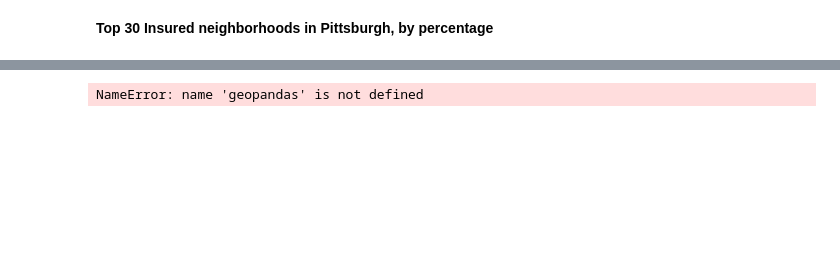
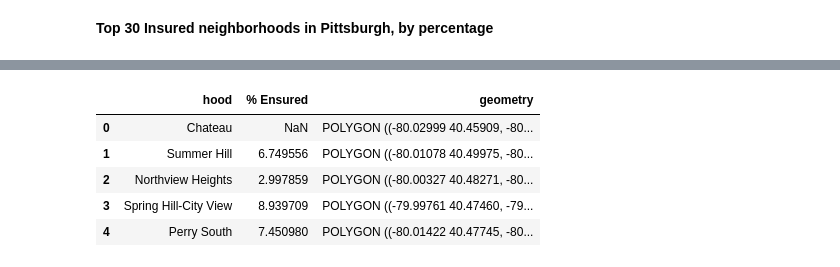
Before and after one commit to mmb181/FinalProject, a Jupyter notebook: Kittrick Data/KittrickMetric.ipynb, the cells around one changed output, grey strips where cells are left out. Saved outputs shown, nothing was run; the diff lists cells and outputs as text; code cells hidden in the pictures; blank space fills up the shorter version.

```diff
--- a/Kittrick Data/KittrickMetric.ipynb
+++ b/Kittrick Data/KittrickMetric.ipynb
@@ -131,18 +151,25 @@ DriverError: Unable to open Neighborhoods_.shx or Neighborhoods_.SHX. Set SHAPE_
 # %%
 neighborhoods = geopandas.read_file("Neighborhoods/Neighborhoods_.shp")
 
 
-datamap = neighborhoods.merge(dataset, how='left', left_on='hood', right_on='Neighborhood')
+mergedset = neighborhoods.merge(ensuredset, how='left', left_on='hood', right_on='Neighborhood')
+
+datamap[['hood','% Ensured', 'geometry']].head()
 
 
 
 datamap.plot(column='', # set the data to be used for coloring
                cmap='OrRd',              # choose a color palette
                edgecolor="white",        # outline the districts in white
                legend=True,              # show the legend
-               legend_kwds={'label': "Number of Steps"}, # label the legend
+               legend_kwds={'label': "% Ensured"}, # label the legend
                figsize=(15, 10),         # set the size
                missing_kwds={"color": "lightgrey"} # set disctricts with no data to gray
                )
 # %% [output]
-NameError: name 'geopandas' is not defined
+|  | hood | % Ensured | geometry |
+| 0 | Chateau | NaN | POLYGON ((-80.02999 40.45909, -80... |
+| 1 | Summer Hill | 6.749556 | POLYGON ((-80.01078 40.49975, -80... |
+| 2 | Northview Heights | 2.997859 | POLYGON ((-80.00327 40.48271, -80... |
+| 3 | Spring Hill-City View | 8.939709 | POLYGON ((-79.99761 40.47460, -79... |
+| 4 | Perry South | 7.450980 | POLYGON ((-80.01422 40.47745, -80... |
```
Also changed, not shown: parts of 4 cells of this notebook, 5 other files.
